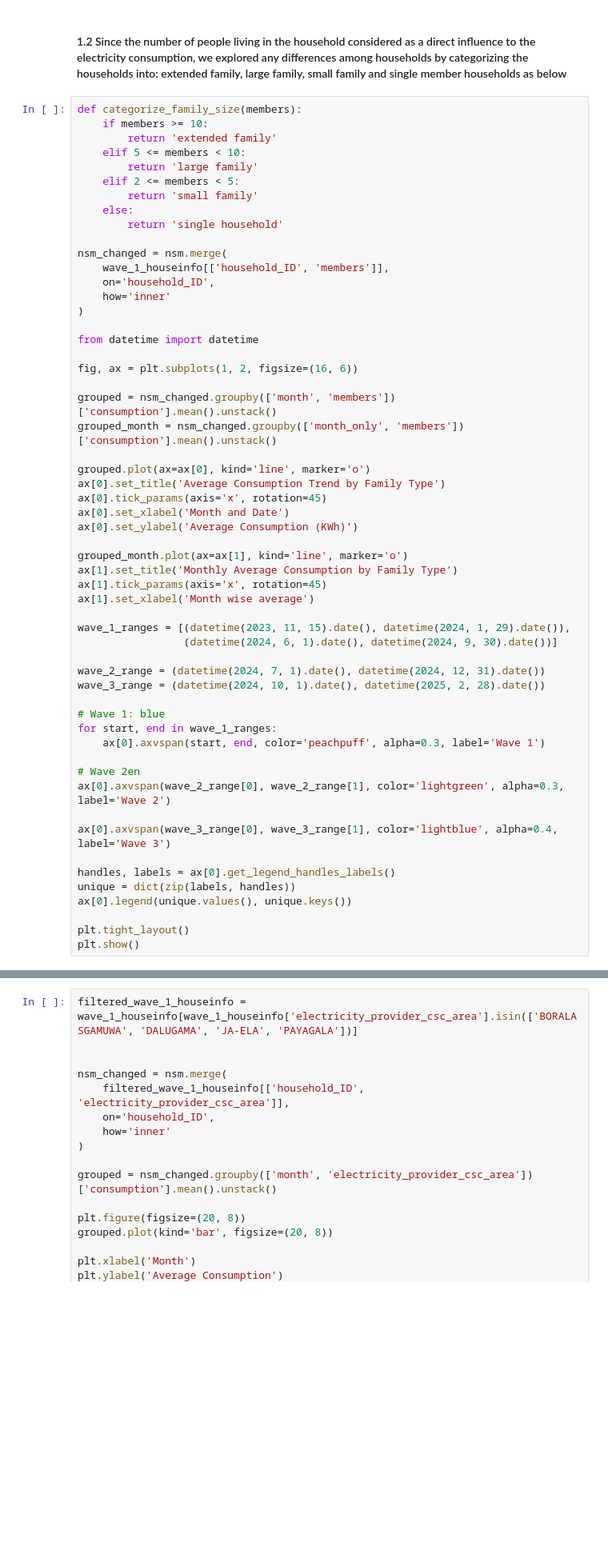
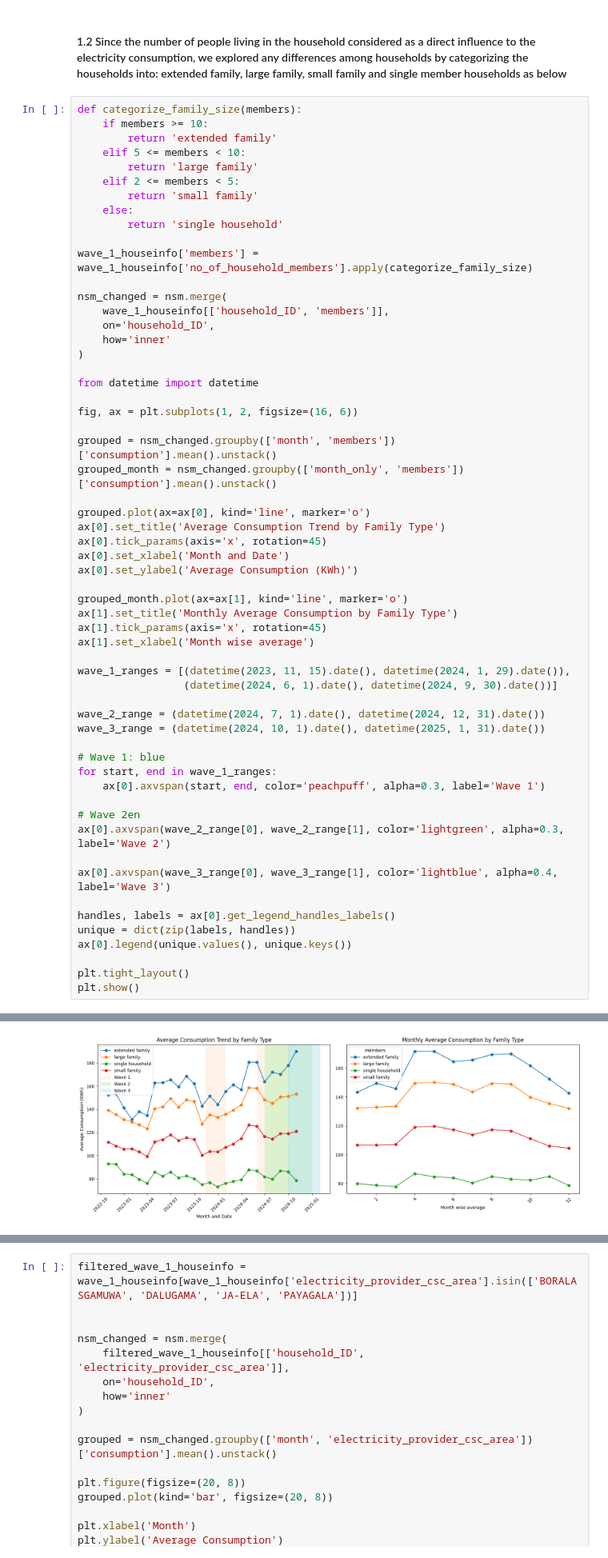
Before and after one commit to LIRNEasia/SL_electricity_consumption, a Jupyter notebook: notebooks/eda_with_nsm.ipynb, the cells around one changed output, grey strips where cells are left out. Shown at 80% size. Saved outputs shown, nothing was run; the diff lists cells and outputs as text; blank space fills up the shorter version.

```diff
--- a/notebooks/eda_with_nsm.ipynb
+++ b/notebooks/eda_with_nsm.ipynb
@@ -84,6 +84,8 @@ def categorize_family_size(members):
         return 'small family'
     else:
         return 'single household'
+
+wave_1_houseinfo['members'] = wave_1_houseinfo['no_of_household_members'].apply(categorize_family_size)
 
 nsm_changed = nsm.merge(
     wave_1_houseinfo[['household_ID', 'members']],
@@ -113,7 +115,7 @@ wave_1_ranges = [(datetime(2023, 11, 15).date(), datetime(2024, 1, 29).date()),
                  (datetime(2024, 6, 1).date(), datetime(2024, 9, 30).date())]
 
 wave_2_range = (datetime(2024, 7, 1).date(), datetime(2024, 12, 31).date())
-wave_3_range = (datetime(2024, 10, 1).date(), datetime(2025, 2, 28).date())
+wave_3_range = (datetime(2024, 10, 1).date(), datetime(2025, 1, 31).date())
 
 # Wave 1: blue
 for start, end in wave_1_ranges:
@@ -134,0 +136 @@ KeyError: "['members'] not in index"
+[figure, added]
```
Also changed, not shown: parts of 13 cells of this notebook, 6 other files.
